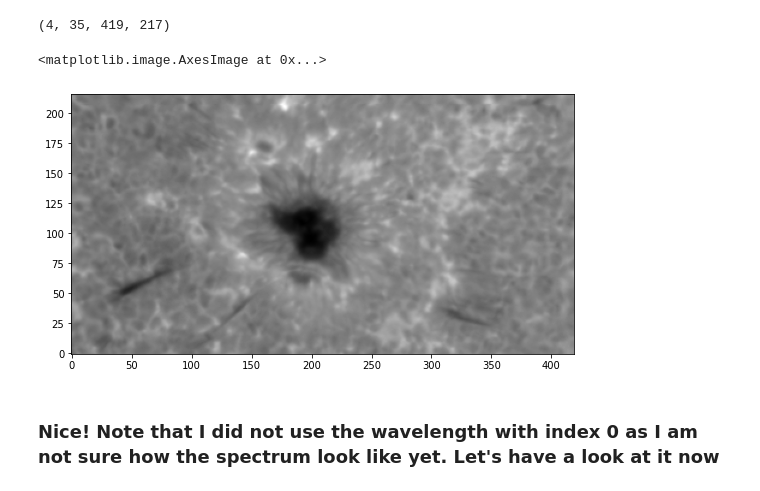
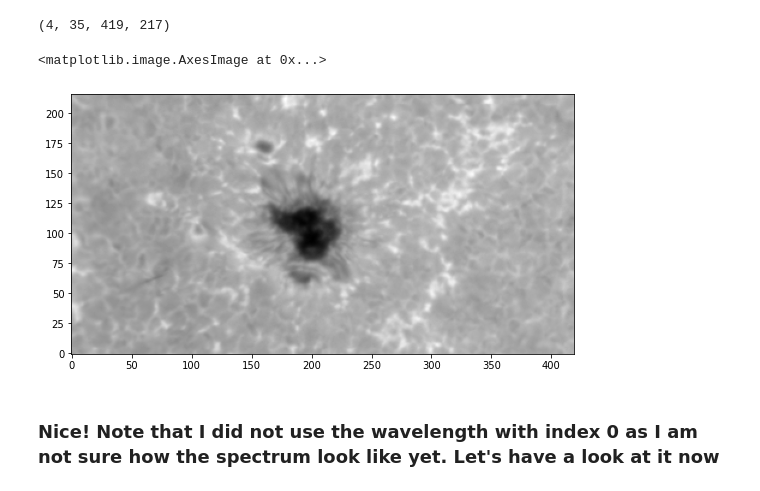
Before and after one commit to ivanzmilic/dkist_workshop_4, a Jupyter notebook: IBIS/IBIS_polarimetric_diagnostic.ipynb, the cells around one changed output. Cells and saved outputs as stored; diff of their text form; code cells hidden in the pictures.

```diff
--- a/IBIS/IBIS_polarimetric_diagnostic.ipynb
+++ b/IBIS/IBIS_polarimetric_diagnostic.ipynb
@@ -23,10 +23,10 @@ cube_ca = cube_ca.transpose(2,3,0,1)
 # %%
 # And plot an image to see what it looks like:
 plt.figure(figsize=[9,5])
-plt.imshow(cube_ca[:,:,0,5].T,origin='lower',cmap='gray')
+plt.imshow(cube_ca[:,:,0,0].T,origin='lower',cmap='gray')
 # %% [output]
 <matplotlib.image.AxesImage at 0x...>
-[figure, old version]
+[figure, new version]
 # %% [markdown]
 ### Nice! Note that I did not use the wavelength with index 0 as I am not sure how the spectrum look like yet. Let's have a look at it now
 # %%
```
Also changed, not shown: parts of 25 cells of this notebook.
